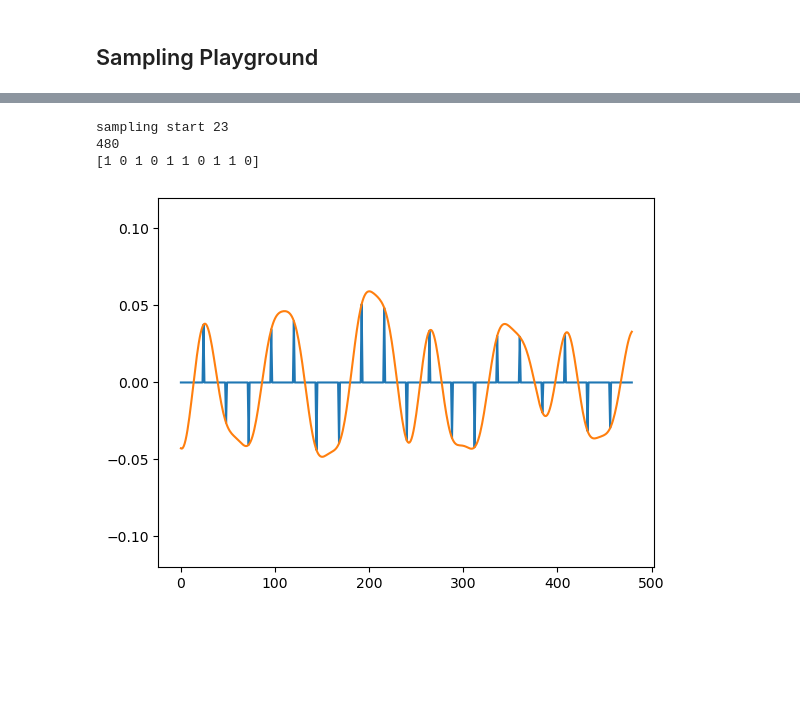
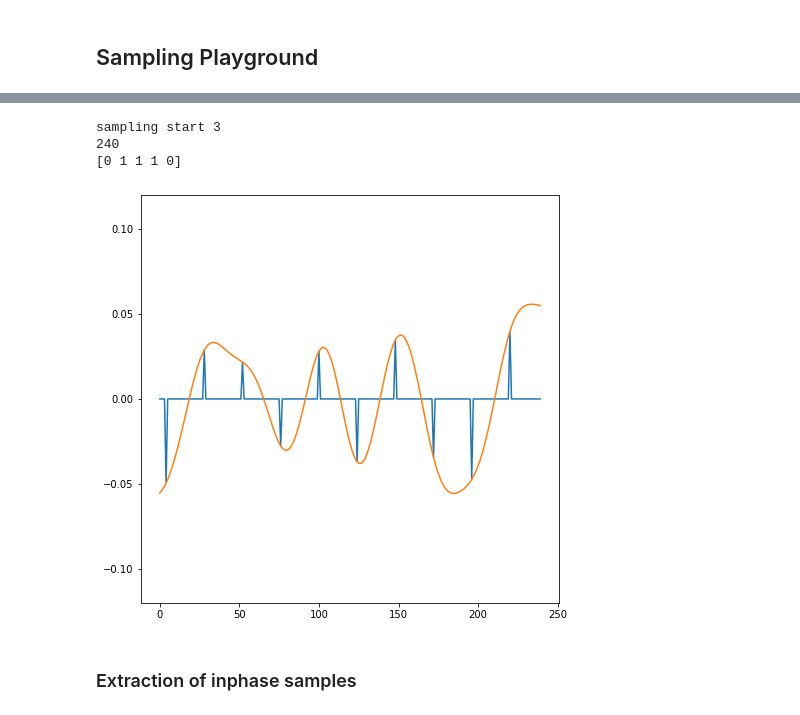
Before and after one commit to Why-Bee/3dy4-project, a Jupyter notebook: model/fmRdsBasic.ipynb, the cells around one changed output, grey strips where cells are left out. Drawn from its saved outputs; the diff is of its cells as text; code cells hidden in the pictures; blank space fills up the shorter version.

```diff
--- a/model/fmRdsBasic.ipynb
+++ b/model/fmRdsBasic.ipynb
@@ -148,7 +151,7 @@ rds_filt_squared = rds_filt*rds_filt
 
 rds_filt_carrier = signal.lfilter(rds_squared_bpf_coeff, 1.0, rds_filt_squared)
 
-ncoOut_inPhase, pll_state_integrator, pll_state_phaseEst, pll_state_trigOffset, pll_state_lastNco = fmPll(
+ncoOut_inPhase, ncoOut_Quad, pll_state_integrator, pll_state_phaseEst, pll_state_trigOffset, pll_state_lastNco, pll_state_lastNco_Quad = fmPll(
 			rds_filt_carrier,
 			rds_carrier_frequency,
 			rf_Fs/rf_decim,
@@ -157,10 +160,7 @@ ncoOut_inPhase, pll_state_integrator, pll_state_phaseEst, pll_state_trigOffset,
 			pll_state_feedbackI,
 			pll_state_feedbackQ,
 			pll_state_trigOffset,
-			pll_state_lastNco,
+			pll_state_lastNco_Inphase,
+            pll_state_lastNco_Quad,
 			ncoScale=0.5,
 			normBandwidth=0.0025)
-
-# plt.plot(ncoOut[10000:10100])
-# plt.plot(100*rds_filt_carrier[10000:10100])
-# plt.show()
@@ -228,16 +204,16 @@ rds_rrcfiltered = signal.lfilter(rds_rrc_coeff, 1.0, rds_resampled)
 ## Sampling Playground
 # %%
 samples_per_symbol = 24
-symbols_per_window = 20
+symbols_per_window = 10
 winsize = (samples_per_symbol*symbols_per_window)
 
 winsize
 
 new_win = 355
 
-sample_window_start = 11995+samples_per_symbol*symbols_per_window*new_win
-no_rrc_sample_window = rds_resampled[sample_window_start:sample_window_start+winsize]
-rrc_sample_window = rds_rrcfiltered[sample_window_start:sample_window_start+winsize]
+sample_window_start = 11005+samples_per_symbol*symbols_per_window*new_win
+no_rrc_sample_window = rds_resampled_inPhase[sample_window_start:sample_window_start+winsize]
+rrc_sample_window = rds_rrcfiltered_inPhase[sample_window_start:sample_window_start+winsize]
 
 samples = np.ones(symbols_per_window)
 samples = upsample(samples, samples_per_symbol)
@@ -245,7 +221,7 @@ samples = upsample(samples, samples_per_symbol)
 samples_no_rrc = samples * no_rrc_sample_window
 samples_rrc = samples * rrc_sample_window
 
+plt.figure().set_figwidth(15)
 plt.plot(samples_rrc)
 plt.plot(samples_no_rrc)
 plt.plot(rrc_sample_window)
-plt.show()
@@ -263,48 +237,70 @@ def sampling_start_adjust(block, samples_per_symbol):
 
     return i % samples_per_symbol
 
+def sampling_start_adjust1(block, samples_per_symbol):
+    # find first zero
+    zero_idx = 0
+    for i in range(0, len(block)):
+        if abs(block[i]) < 0.0001:
+            zero_idx = i
+            break
+
+    peak_idx = zero_idx
+    for i in range(zero_idx, len(block)):
+        if abs(block[i]) > abs(block[peak_idx]):
+            peak_idx = i
+        elif abs(block[i]) < 0.0001:
+            break
+
+    return peak_idx
+
 samples_per_symbol = 24
-symbols_per_window = 20
+symbols_per_window = 10
 winsize = (samples_per_symbol*symbols_per_window)
 
 new_win = 0
 sample_window_off = 0
 
-sample_window = 1222+samples_per_symbol*symbols_per_window*new_win
-sampling_start = sampling_start_adjust(rds_resampled[sample_window:sample_window+winsize], samples_per_symbol)
+sample_window = 122+samples_per_symbol*symbols_per_window*new_win
+sampling_start = sampling_start_adjust1(rds_resampled_inPhase[sample_window:sample_window+winsize], samples_per_symbol)
 print("sampling start", sampling_start)
 samples = np.ones(symbols_per_window)
 samples_upsampled = upsample(samples, samples_per_symbol)[:-(sampling_start+1)]
 
 samples = np.concatenate((np.zeros(sampling_start+1), samples_upsampled))
 
-rrc_sample_window = rds_rrcfiltered[sample_window_start:sample_window_start+winsize]
+rrc_sample_window = rds_rrcfiltered_inPhase[sample_window_start:sample_window_start+winsize]
+rrc_sample_window_quad = rds_rrcfiltered_quad[sample_window_start:sample_window_start+winsize]
 
 samples_rrc = samples * rrc_sample_window
+samples_rrc_quad = samples * rrc_sample_window_quad
+
 
 bool_array = np.empty(int(symbols_per_window/2), dtype=int)
 index = 0
 errors = 0
 
 print(winsize)
 
 for i in range(sampling_start, winsize, 2*samples_per_symbol):
     if rrc_sample_window[i] > 0 and rrc_sample_window[i+samples_per_symbol] < 0:
         bool_array[index] = 1
     elif rrc_sample_window[i] < 0 and rrc_sample_window[i+samples_per_symbol] > 0:
         bool_array[index] = 0
     else:
         bool_array[index] = -1
     index = index + 1
 
 print(bool_array)
 
 plt.plot(samples_rrc)
 plt.plot(rrc_sample_window)
 plt.ylim(-0.12, 0.12)
 plt.show()
 # %% [output]
-sampling start 23
-480
-[1 0 1 0 1 1 0 1 1 0]
+sampling start 3
+240
+[0 1 1 1 0]
-[figure, old version]
+[figure, new version]
+# %% [markdown]
+### Extraction of inphase samples
```
Also changed, not shown: parts of 10 cells of this notebook, 1 other file.
